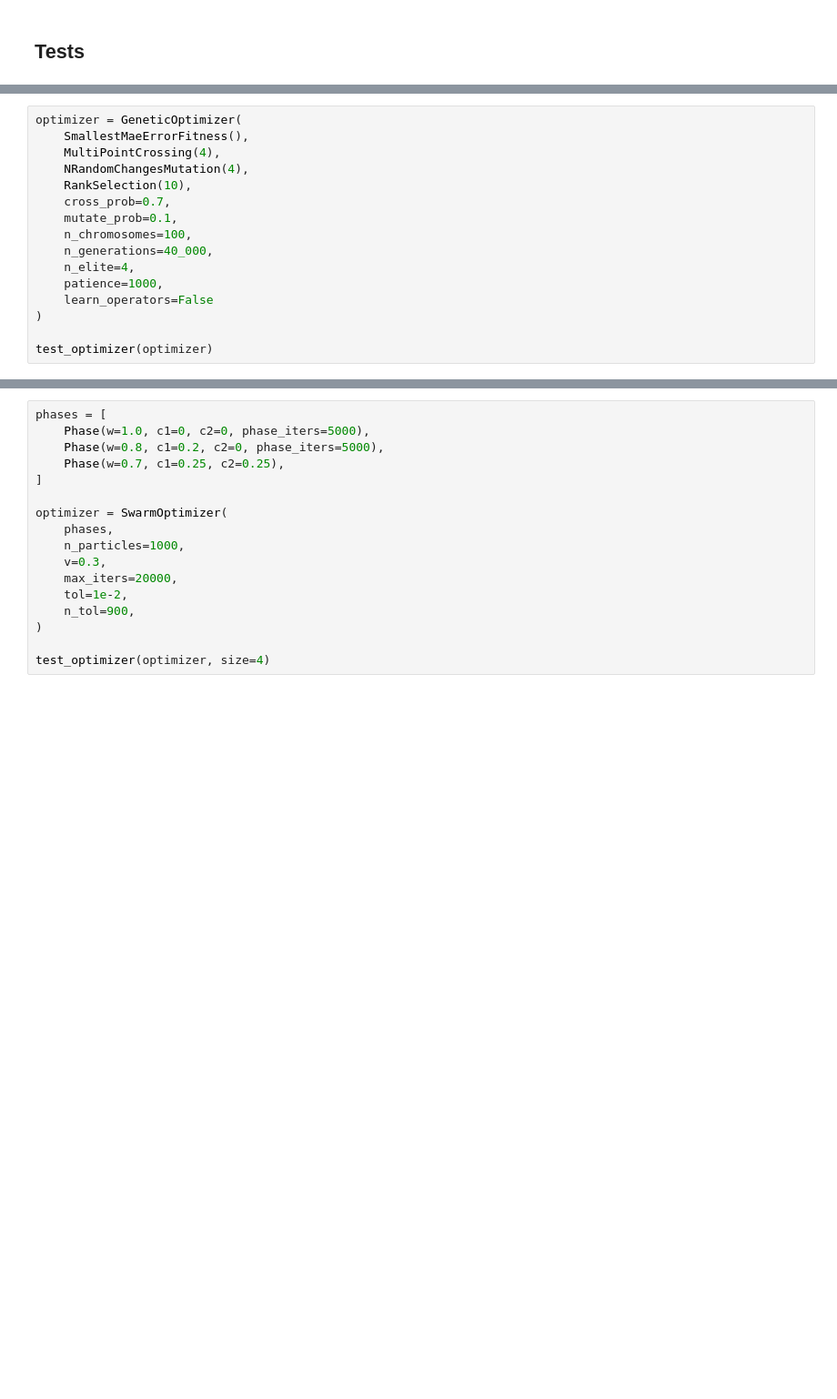
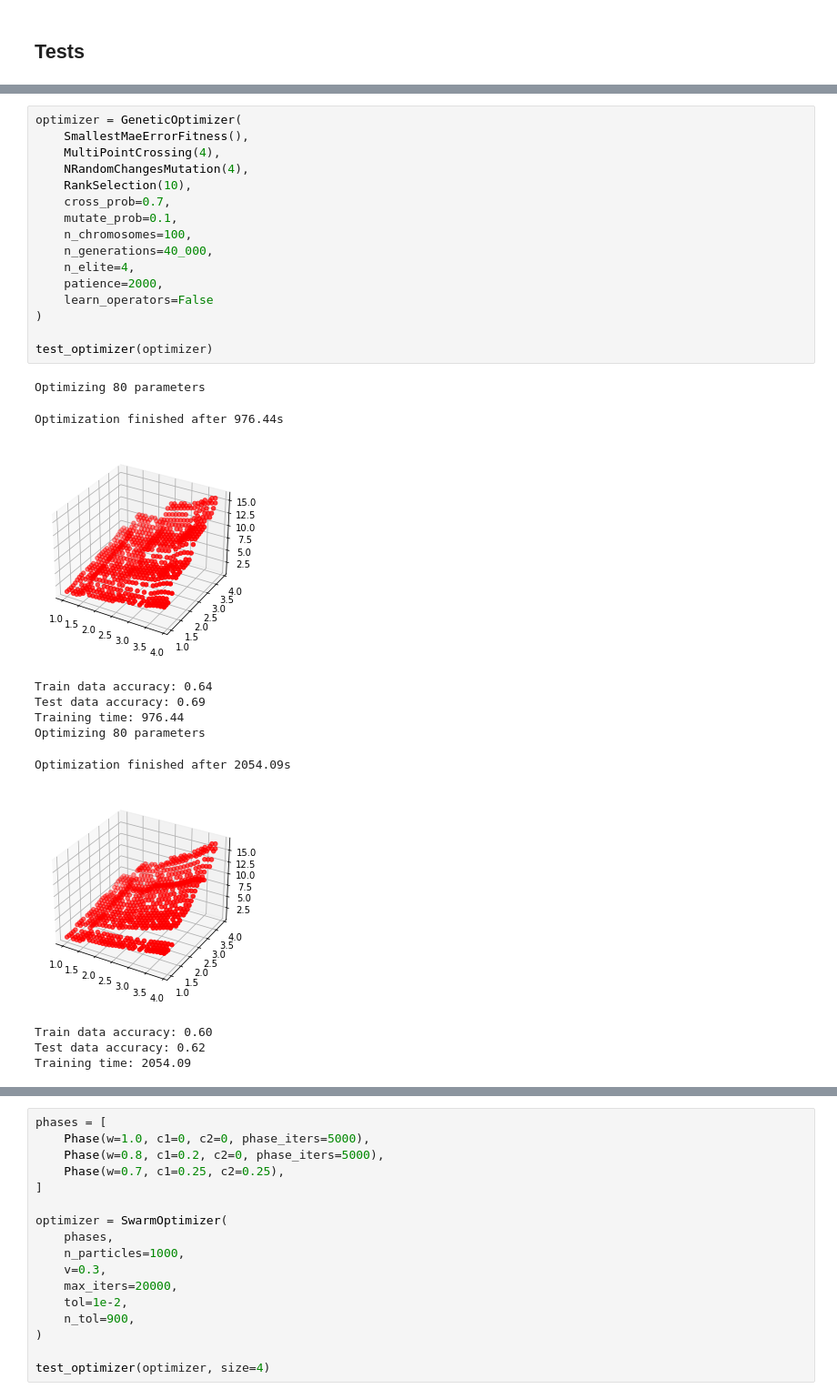
Before and after one commit to klima7/ANFIS, a Jupyter notebook: demo.ipynb, the cells around one changed output, grey strips where cells are left out. Shown at 91% size. Drawn from its saved outputs; the diff is of its cells as text; blank space fills up the shorter version.

```diff
--- a/demo.ipynb
+++ b/demo.ipynb
@@ -114,19 +163,32 @@ test_optimizer(optimizer)
 # %%
 optimizer = GeneticOptimizer(
     SmallestMaeErrorFitness(),
     MultiPointCrossing(4),
     NRandomChangesMutation(4),
     RankSelection(10),
     cross_prob=0.7,
     mutate_prob=0.1,
     n_chromosomes=100,
     n_generations=40_000,
     n_elite=4,
-    patience=1000,
+    patience=2000,
     learn_operators=False
 )
 
 test_optimizer(optimizer)
+# %% [output]
+Optimizing 80 parameters
+Optimization finished after 976.44s
+[figure, added]
+Train data accuracy: 0.64
+Test data accuracy: 0.69
+Training time: 976.44
+Optimizing 80 parameters
+Optimization finished after 2054.09s
+[figure, added]
+Train data accuracy: 0.60
+Test data accuracy: 0.62
+Training time: 2054.09
 # %%
 optimizer = GeneticOptimizer(
     SmallestMaeErrorFitness(),
```
Also changed, not shown: parts of 10 cells of this notebook.
